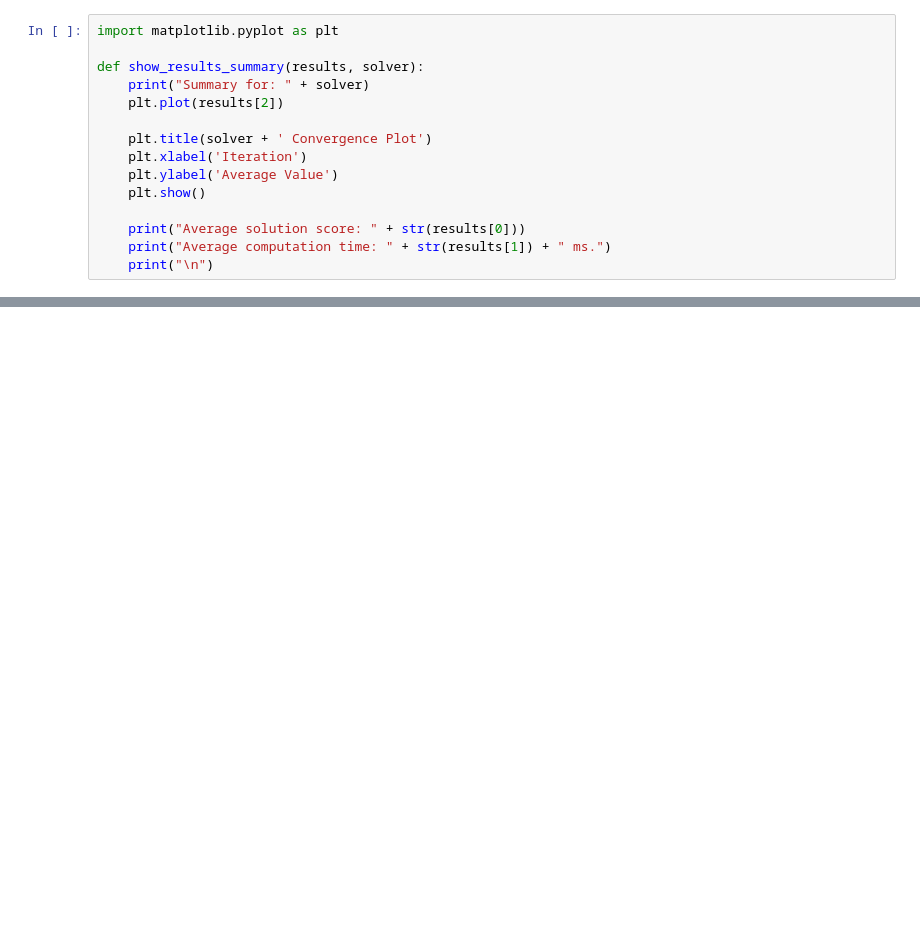
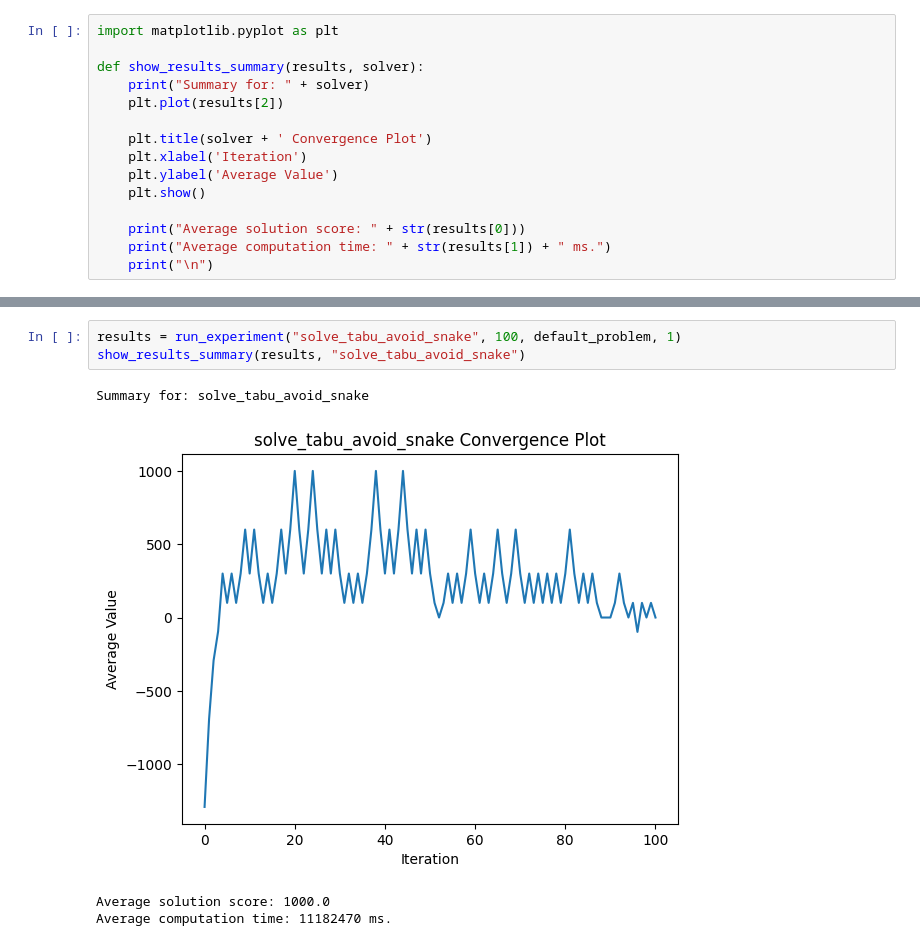
Before and after one commit to AntoniKania/metaheuristics, a Jupyter notebook: experiments.ipynb, the cells around one changed output, grey strips where cells are left out. Drawn from its saved outputs; the diff is of its cells as text; blank space fills up the shorter version.

```diff
--- a/experiments.ipynb
+++ b/experiments.ipynb
@@ -117,0 +107,8 @@ Summary for: solve_random
+# %%
+results = run_experiment("solve_tabu_avoid_snake", 100, default_problem, 1)
+show_results_summary(results, "solve_tabu_avoid_snake")
+# %% [output]
+Summary for: solve_tabu_avoid_snake
+[figure, added]
+Average solution score: 1000.0
+Average computation time: 11182470 ms.
```
Also changed, not shown: parts of 27 cells of this notebook, 1 other file.
